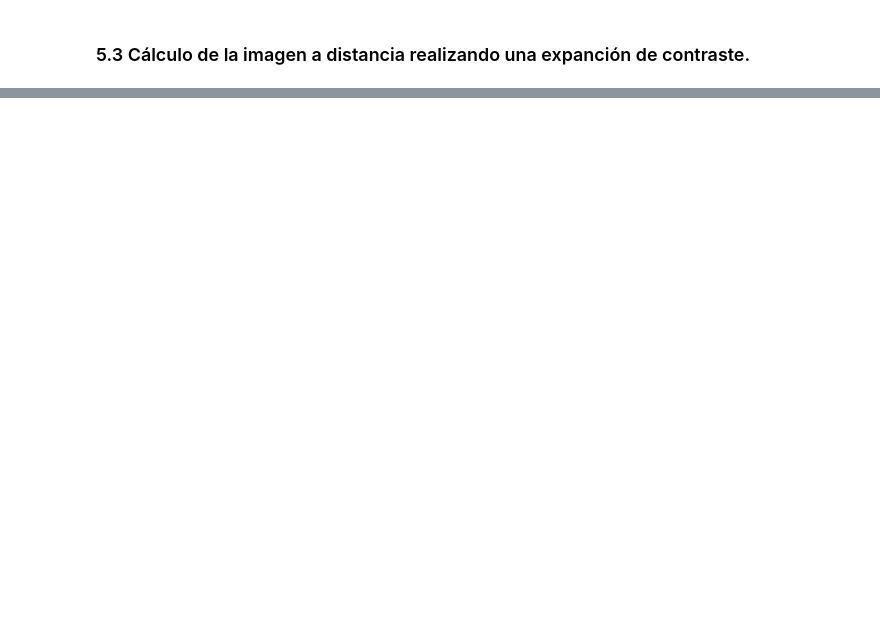
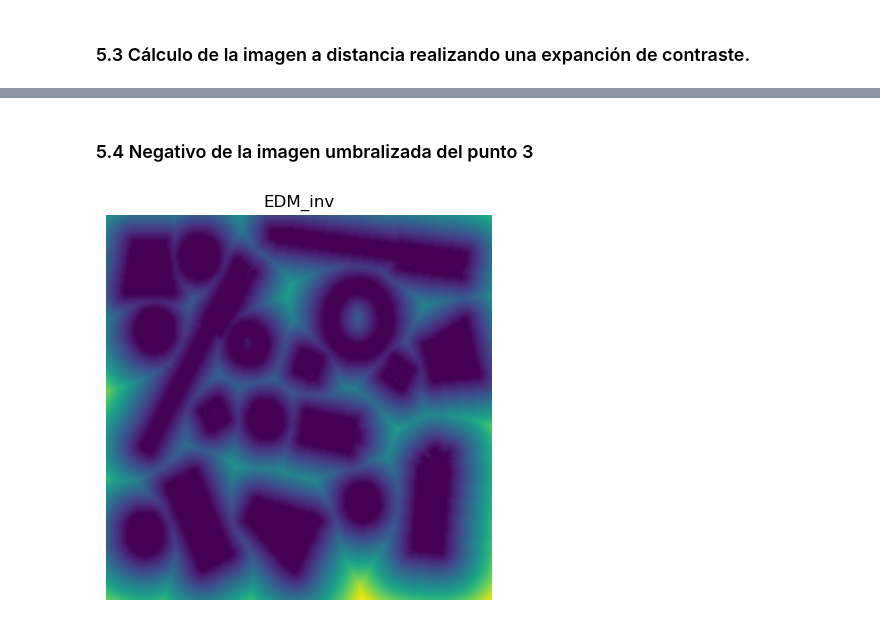
Before and after one commit to STinjaca/Talle-5, a Jupyter notebook: Taller 5 - Punto 5.ipynb, the cells around one changed output, grey strips where cells are left out. Saved outputs shown, nothing was run; the diff lists cells and outputs as text; code cells hidden in the pictures; blank space fills up the shorter version.

```diff
--- a/Taller 5 - Punto 5.ipynb
+++ b/Taller 5 - Punto 5.ipynb
@@ -82,0 +58,15 @@ plt.show()
+# %% [markdown]
+### 5.4 Negativo de la imagen umbralizada del punto 3
+# %%
+img_objects_bin_inv = cv2.bitwise_not(img_objects_bin)
+
+edm_inv = distance_transform_edt(img_objects_bin_inv)
+edm_inv = exposure.rescale_intensity(edm_inv, in_range=(np.min(edm_inv), np.max(edm_inv)), out_range=(0, 255)).astype(np.uint8)
+edm_inv_mask = cv2.threshold(edm_inv, 65, 255, cv2.THRESH_BINARY)[1]
+fig, ax = plt.subplots(figsize=(10,5))
+ax.imshow(edm_inv)
+ax.set_title('EDM_inv')
+ax.axis('off')
+plt.show()
+# %% [output]
+[figure, added]
```
Also changed, not shown: parts of 8 cells of this notebook.
